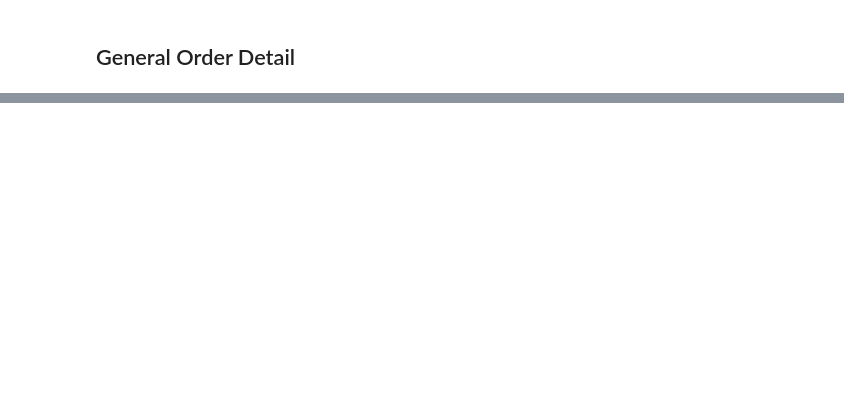
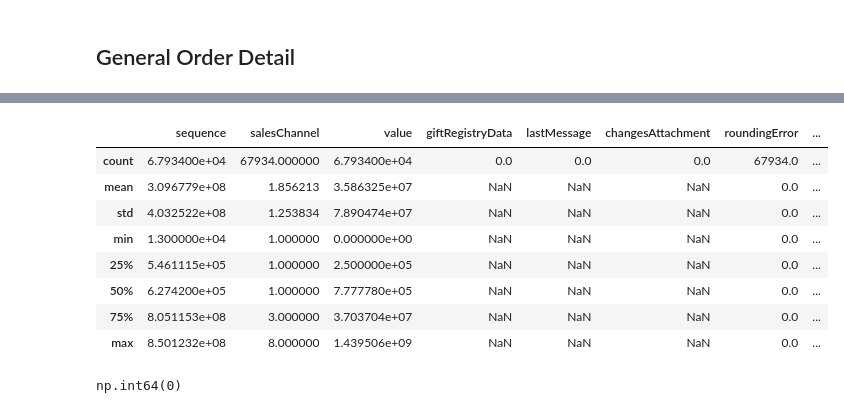
Before and after one commit to diegoferra5/-whirlpool-supply-analytics, a Jupyter notebook: notebooks/DEA.ipynb, the cells around one changed output, grey strips where cells are left out. Cells and saved outputs as stored; diff of their text form; code cells hidden in the pictures; blank space fills up the shorter version.

```diff
--- a/notebooks/DEA.ipynb
+++ b/notebooks/DEA.ipynb
@@ -57,0 +141,16 @@ customerAddress.describe()
+# %%
+generalOrder.describe()
+# %% [output]
+|  | sequence | salesChannel | value | giftRegistryData | lastMessage | changesAttachment | roundingError | ... |
+| count | 6.793400e+04 | 67934.000000 | 6.793400e+04 | 0.0 | 0.0 | 0.0 | 67934.0 | ... |
+| mean | 3.096779e+08 | 1.856213 | 3.586325e+07 | NaN | NaN | NaN | 0.0 | ... |
+| std | 4.032522e+08 | 1.253834 | 7.890474e+07 | NaN | NaN | NaN | 0.0 | ... |
+| min | 1.300000e+04 | 1.000000 | 0.000000e+00 | NaN | NaN | NaN | 0.0 | ... |
+| 25% | 5.461115e+05 | 1.000000 | 2.500000e+05 | NaN | NaN | NaN | 0.0 | ... |
+| 50% | 6.274200e+05 | 1.000000 | 7.777780e+05 | NaN | NaN | NaN | 0.0 | ... |
+| 75% | 8.051153e+08 | 3.000000 | 3.703704e+07 | NaN | NaN | NaN | 0.0 | ... |
+| max | 8.501232e+08 | 8.000000 | 1.439506e+09 | NaN | NaN | NaN | 0.0 | ... |
+# %%
+generalOrder.duplicated().sum()
+# %% [output]
+np.int64(0)
```
Also changed, not shown: parts of 9 cells of this notebook.
